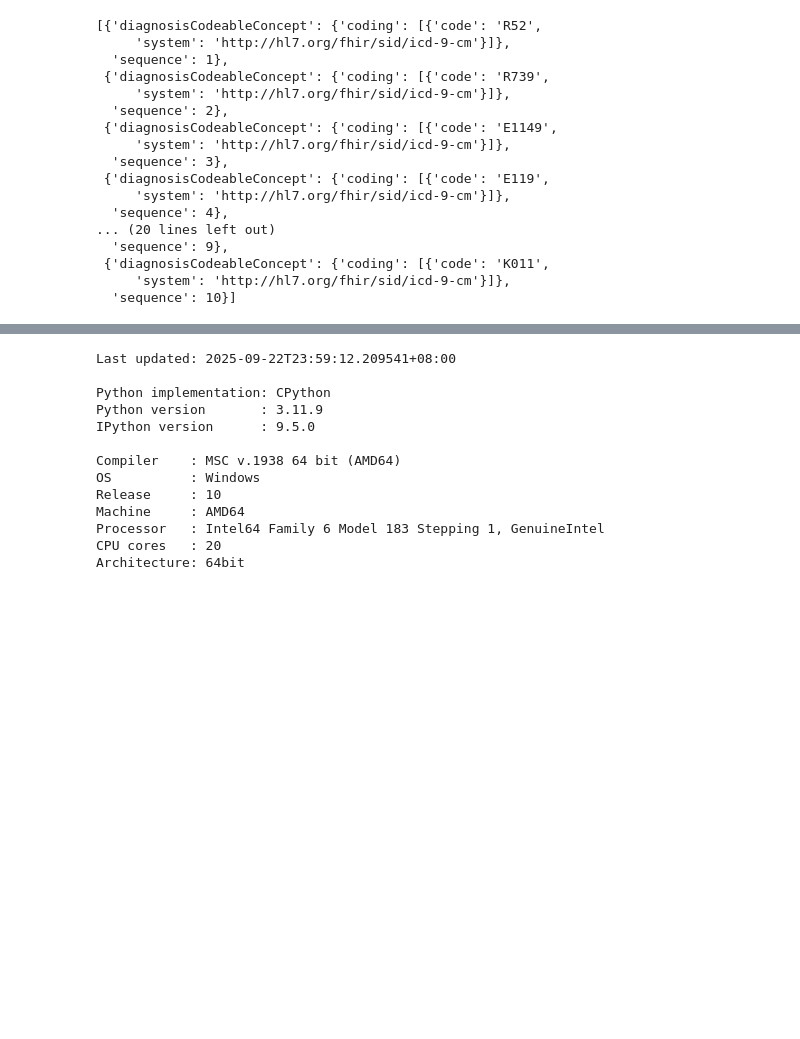
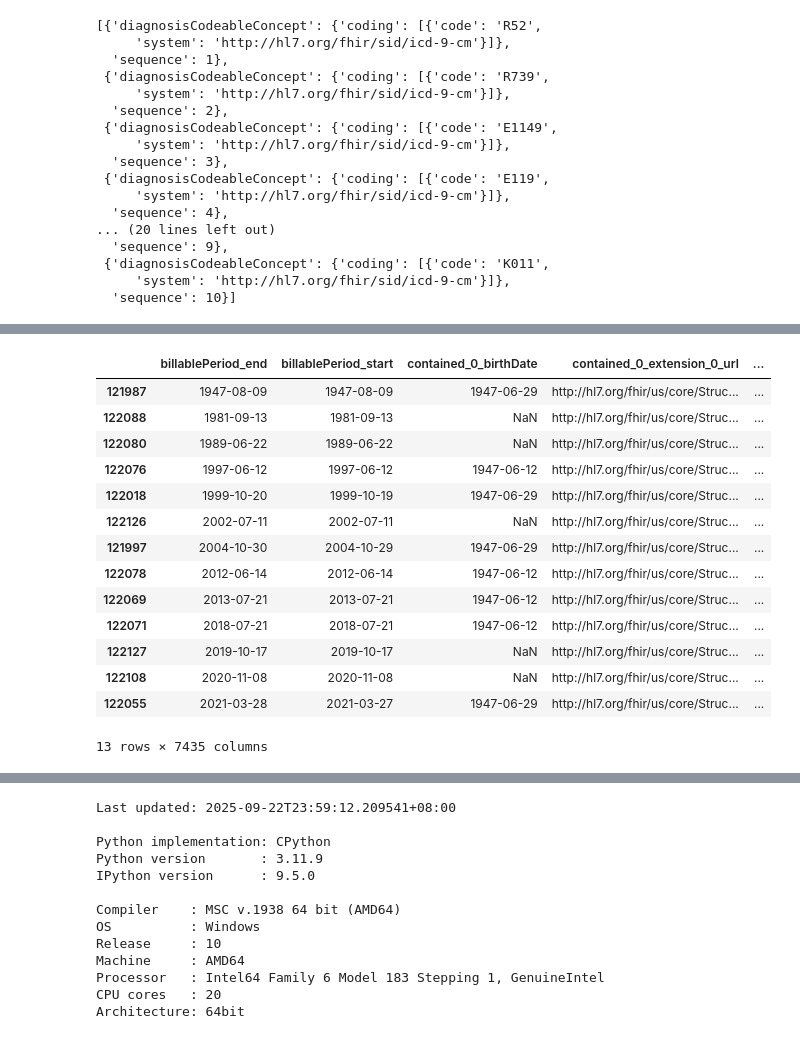
Before and after one commit to martza87/siads_696_mII, a Jupyter notebook: src/02_Merging_EDA.ipynb, the cells around one changed output, grey strips where cells are left out. Cells and saved outputs as stored; diff of their text form; code cells hidden in the pictures; blank space fills up the shorter version.

```diff
--- a/src/02_Merging_EDA.ipynb
+++ b/src/02_Merging_EDA.ipynb
@@ -195,0 +181,3 @@ sequences
+# %%
+patient_id = -10000000000050
+medicare_number = "1S00E00AE22"
@@ -195,0 +222,20 @@ sequences
+# %%
+c = claim[claim['patient_medicare_number'] == medicare_number]
+# %%
+c.sort_values('billablePeriod_start')
+# %% [output]
+|  | billablePeriod_end | billablePeriod_start | contained_0_birthDate | contained_0_extension_0_url | ... |
+| 121987 | 1947-08-09 | 1947-08-09 | 1947-06-29 | http://hl7.org/fhir/us/core/Struc... | ... |
+| 122088 | 1981-09-13 | 1981-09-13 | NaN | http://hl7.org/fhir/us/core/Struc... | ... |
+| 122080 | 1989-06-22 | 1989-06-22 | NaN | http://hl7.org/fhir/us/core/Struc... | ... |
+| 122076 | 1997-06-12 | 1997-06-12 | 1947-06-12 | http://hl7.org/fhir/us/core/Struc... | ... |
+| 122018 | 1999-10-20 | 1999-10-19 | 1947-06-29 | http://hl7.org/fhir/us/core/Struc... | ... |
+| 122126 | 2002-07-11 | 2002-07-11 | NaN | http://hl7.org/fhir/us/core/Struc... | ... |
+| 121997 | 2004-10-30 | 2004-10-29 | 1947-06-29 | http://hl7.org/fhir/us/core/Struc... | ... |
+| 122078 | 2012-06-14 | 2012-06-14 | 1947-06-12 | http://hl7.org/fhir/us/core/Struc... | ... |
+| 122069 | 2013-07-21 | 2013-07-21 | 1947-06-12 | http://hl7.org/fhir/us/core/Struc... | ... |
+| 122071 | 2018-07-21 | 2018-07-21 | 1947-06-12 | http://hl7.org/fhir/us/core/Struc... | ... |
+| 122127 | 2019-10-17 | 2019-10-17 | NaN | http://hl7.org/fhir/us/core/Struc... | ... |
+| 122108 | 2020-11-08 | 2020-11-08 | NaN | http://hl7.org/fhir/us/core/Struc... | ... |
+| 122055 | 2021-03-28 | 2021-03-27 | 1947-06-29 | http://hl7.org/fhir/us/core/Struc... | ... |
+13 rows × 7435 columns
```
Also changed, not shown: parts of 13 cells of this notebook, 1 other file.
